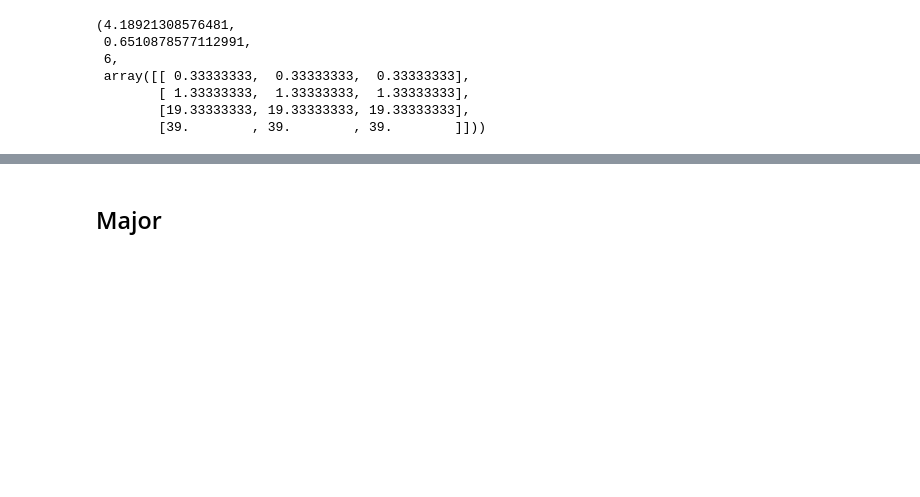
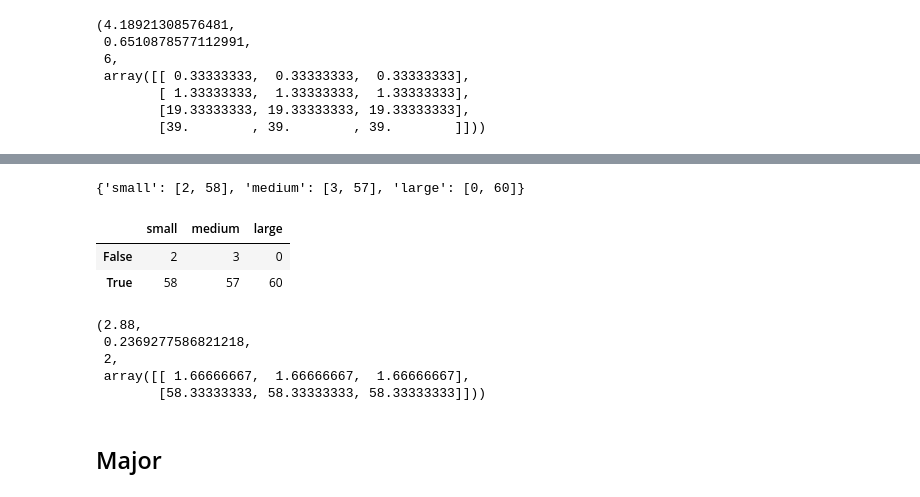
Before and after one commit to BladeF/Thesis-Data-Analysis, a Jupyter notebook: notebooks/task_analysis.ipynb, the cells around one changed output, grey strips where cells are left out. Drawn from its saved outputs; the diff is of its cells as text; code cells hidden in the pictures; blank space fills up the shorter version.

Commit message:
Added chi-square for success

```diff
--- a/notebooks/task_analysis.ipynb
+++ b/notebooks/task_analysis.ipynb
@@ -488,0 +493,4 @@ stats.chi2_contingency(df)
+# %%
+small = small_df[["t1_isSuccess","t2_isSuccess","t3_isSuccess","t4_isSuccess","t5_isSuccess","t6_isSuccess","t7_isSuccess","t8_isSuccess","t9_isSuccess","t10_isSuccess"]]
+med   = med_df[["t1_isSuccess","t2_isSuccess","t3_isSuccess","t4_isSuccess","t5_isSuccess","t6_isSuccess","t7_isSuccess","t8_isSuccess","t9_isSuccess","t10_isSuccess"]]
+large = large_df[["t1_isSuccess","t2_isSuccess","t3_isSuccess","t4_isSuccess","t5_isSuccess","t6_isSuccess","t7_isSuccess","t8_isSuccess","t9_isSuccess","t10_isSuccess"]]
@@ -489,3 +545,46 @@ stats.chi2_contingency(df)
+# %%
+totals = {}
+
+s_sums = []
+m_sums = []
+l_sums = []
+
+for i in range(2):
+    s_count = 0
+    m_count = 0
+    l_count = 0
+
+    for response in responses:
+        s_count = s_count + response["small"][i]
+        m_count = m_count + response["medium"][i]
+        l_count = l_count + response["large"][i]
+
+    s_sums.append(s_count)
+    m_sums.append(m_count)
+    l_sums.append(l_count)
+
+totals["small"] = s_sums
+totals["medium"] = m_sums
+totals["large"] = l_sums
+
+totals
+# %% [output]
+{'small': [2, 58], 'medium': [3, 57], 'large': [0, 60]}
+# %%
+df = pd.DataFrame(data=totals).rename({0:"False", 1:"True"})
+df
+# %% [output]
+|  | small | medium | large |
+| False | 2 | 3 | 0 |
+| True | 58 | 57 | 60 |
+# %%
+stats.chi2_contingency(df)
+# %% [output]
+(2.88,
+ 0.2369277586821218,
+ 2,
+ array([[ 1.66666667,  1.66666667,  1.66666667],
+        [58.33333333, 58.33333333, 58.33333333]]))
 # %% [markdown]
 ## Major ##
 # %% [markdown]
```
Also changed, not shown: parts of 13 cells of this notebook.
